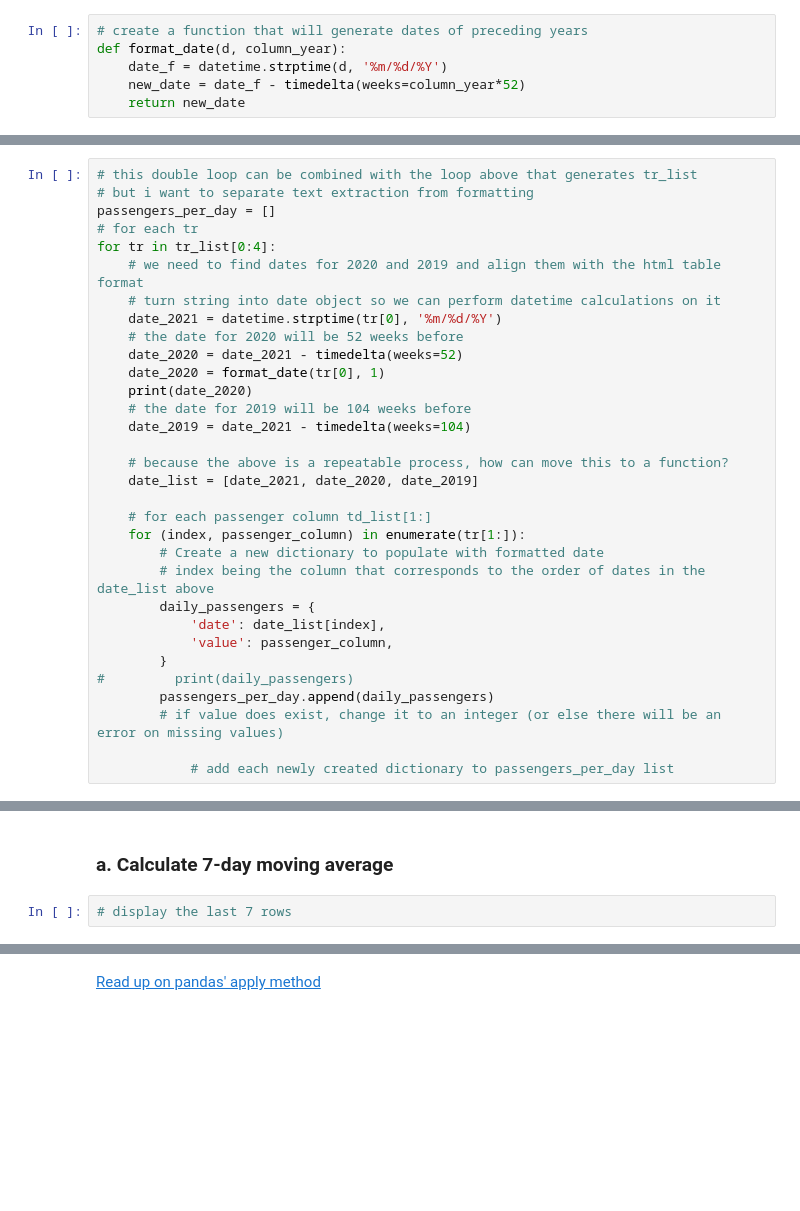
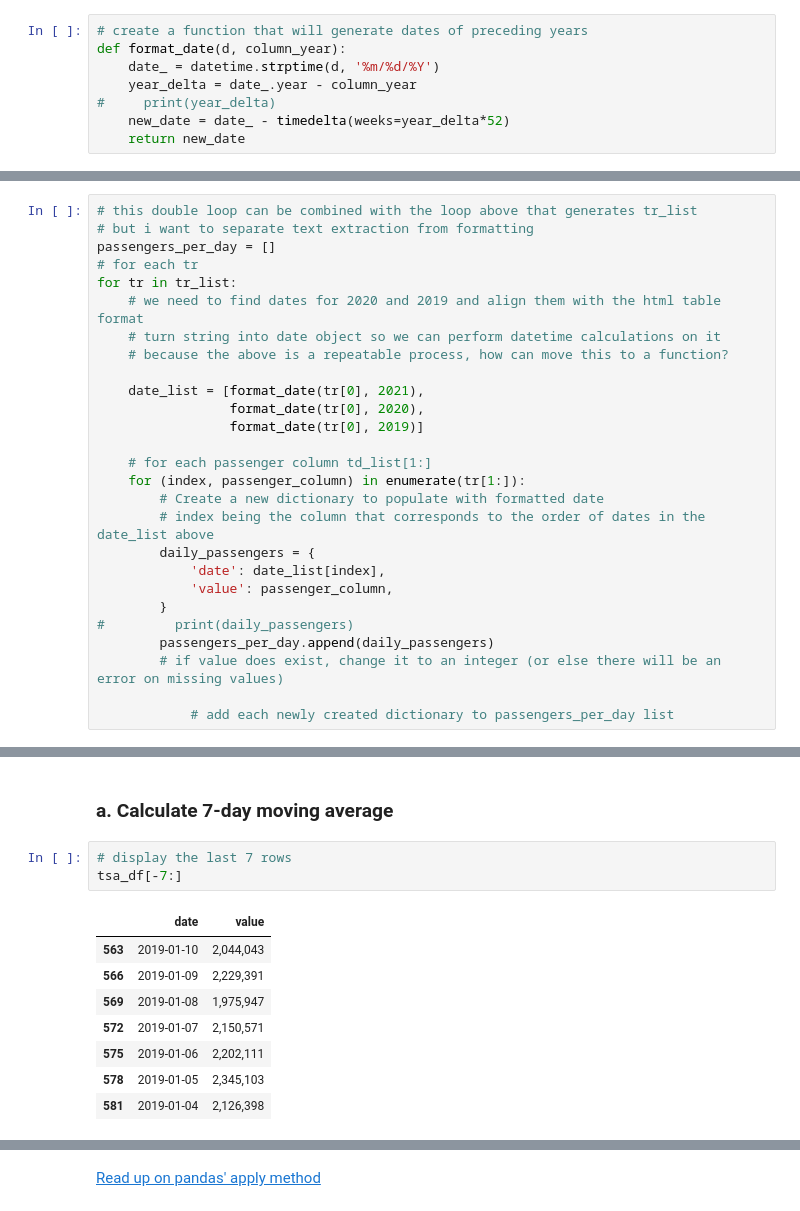
Before and after one commit to katiemarriner/lede-2021-data-module, a Jupyter notebook: lessons/05-classwork-data-transformations-tsa.ipynb, the cells around one changed output, grey strips where cells are left out. Drawn from its saved outputs; the diff is of its cells as text; blank space fills up the shorter version.

```diff
--- a/lessons/05-classwork-data-transformations-tsa.ipynb
+++ b/lessons/05-classwork-data-transformations-tsa.ipynb
@@ -90,6 +100,8 @@ len(tr_list), tr_list[0:2]
 # %%
 # create a function that will generate dates of preceding years
 def format_date(d, column_year):
-    date_f = datetime.strptime(d, '%m/%d/%Y')
-    new_date = date_f - timedelta(weeks=column_year*52)
+    date_ = datetime.strptime(d, '%m/%d/%Y')
+    year_delta = date_.year - column_year
+#     print(year_delta)
+    new_date = date_ - timedelta(weeks=year_delta*52)
     return new_date
@@ -98,19 +117,14 @@ def format_date(d, column_year):
 # but i want to separate text extraction from formatting
 passengers_per_day = []
 # for each tr
-for tr in tr_list[0:4]:
+for tr in tr_list:
     # we need to find dates for 2020 and 2019 and align them with the html table format
     # turn string into date object so we can perform datetime calculations on it
-    date_2021 = datetime.strptime(tr[0], '%m/%d/%Y')
-    # the date for 2020 will be 52 weeks before
-    date_2020 = date_2021 - timedelta(weeks=52)
-    date_2020 = format_date(tr[0], 1)
-    print(date_2020)
-    # the date for 2019 will be 104 weeks before
-    date_2019 = date_2021 - timedelta(weeks=104)
+    # because the above is a repeatable process, how can move this to a function?
 
-    # because the above is a repeatable process, how can move this to a function?
-    date_list = [date_2021, date_2020, date_2019]
+    date_list = [format_date(tr[0], 2021),
+                 format_date(tr[0], 2020),
+                 format_date(tr[0], 2019)]
 
     # for each passenger column td_list[1:]
     for (index, passenger_column) in enumerate(tr[1:]):
@@ -165,6 +195,16 @@ tsa_df[tsa_df['value'] == 0]
 ### a. Calculate 7-day moving average
 # %%
 # display the last 7 rows
+tsa_df[-7:]
+# %% [output]
+|  | date | value |
+| 563 | 2019-01-10 | 2,044,043 |
+| 566 | 2019-01-09 | 2,229,391 |
+| 569 | 2019-01-08 | 1,975,947 |
+| 572 | 2019-01-07 | 2,150,571 |
+| 575 | 2019-01-06 | 2,202,111 |
+| 578 | 2019-01-05 | 2,345,103 |
+| 581 | 2019-01-04 | 2,126,398 |
 # %%
 # write a function that takes the current date and 6 previous dates and averages them
 def moving_average(row):
```
Also changed, not shown: parts of 33 cells of this notebook, 9 other files.
